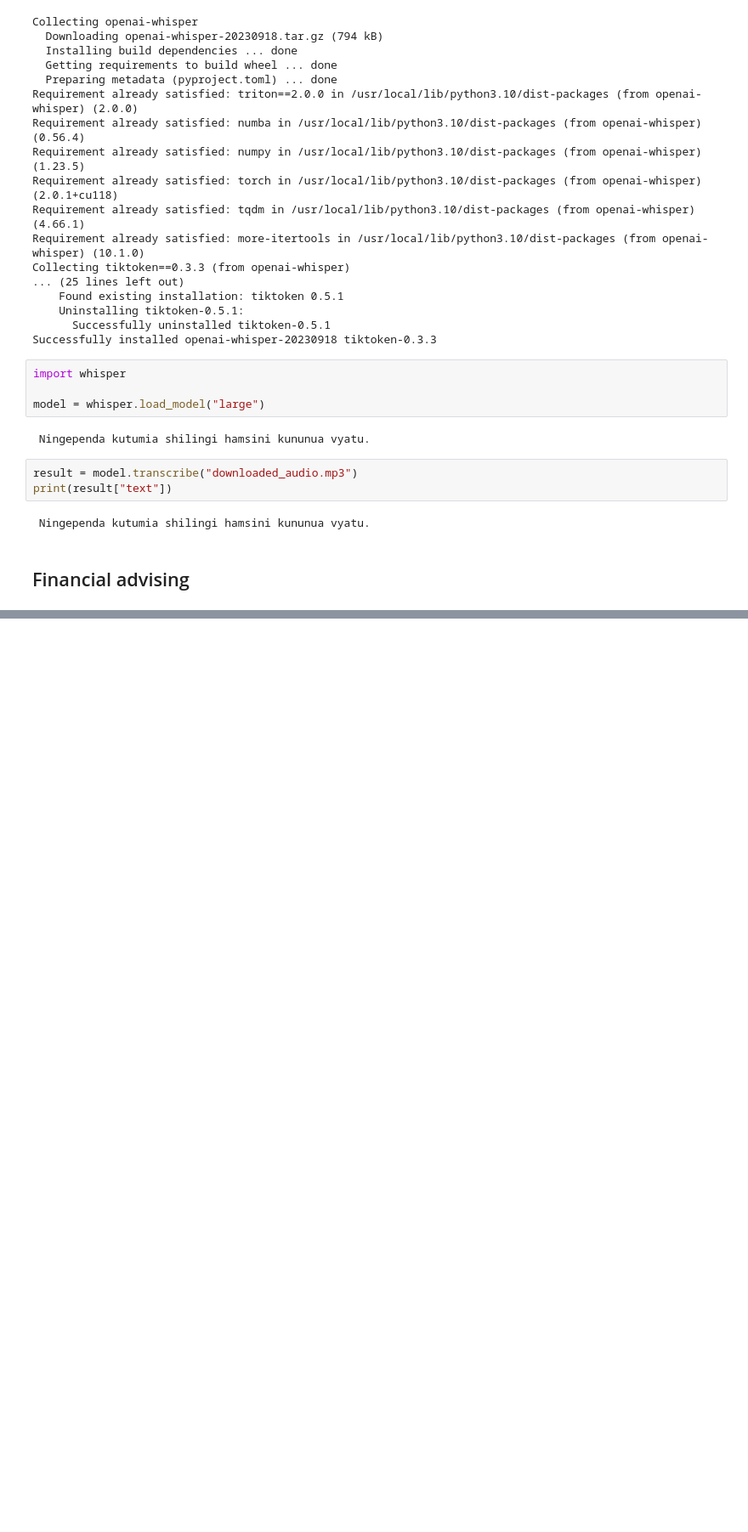
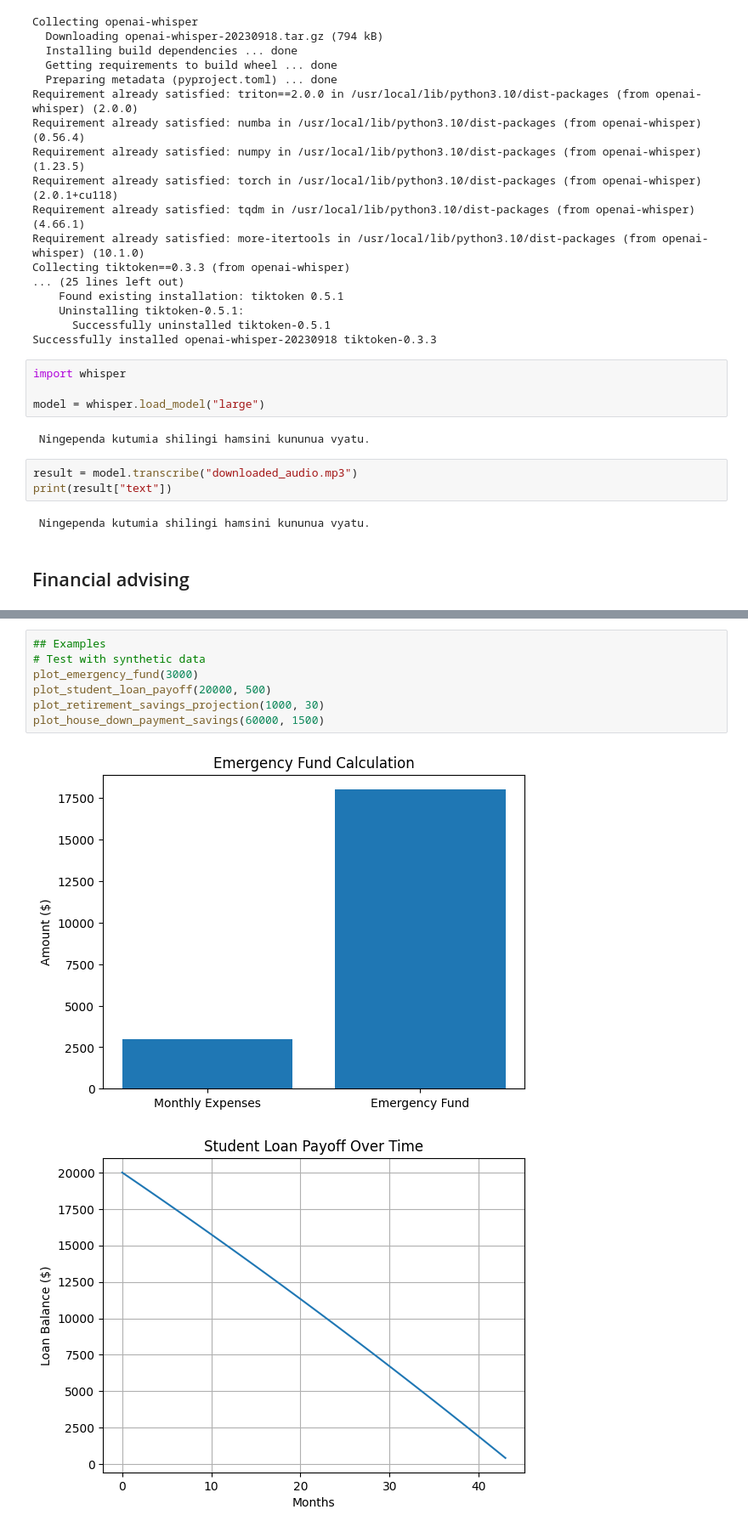
Before and after one commit to Inventrohyder/maishamoneyai, a Jupyter notebook: Different_Chat_interfaces.ipynb, the cells around one changed output, grey strips where cells are left out. Shown: that part at 85% size. Saved outputs shown, nothing was run; the diff lists cells and outputs as text; blank space fills up the shorter version.

```diff
--- a/Different_Chat_interfaces.ipynb
+++ b/Different_Chat_interfaces.ipynb
@@ -295,0 +855,10 @@ messages = [
+# %%
+## Examples
+# Test with synthetic data
+plot_emergency_fund(3000)
+plot_student_loan_payoff(20000, 500)
+plot_retirement_savings_projection(1000, 30)
+plot_house_down_payment_savings(60000, 1500)
+# %% [output]
+[figure, added]
+[figure, added]
```
Also changed, not shown: parts of 30 cells of this notebook.
